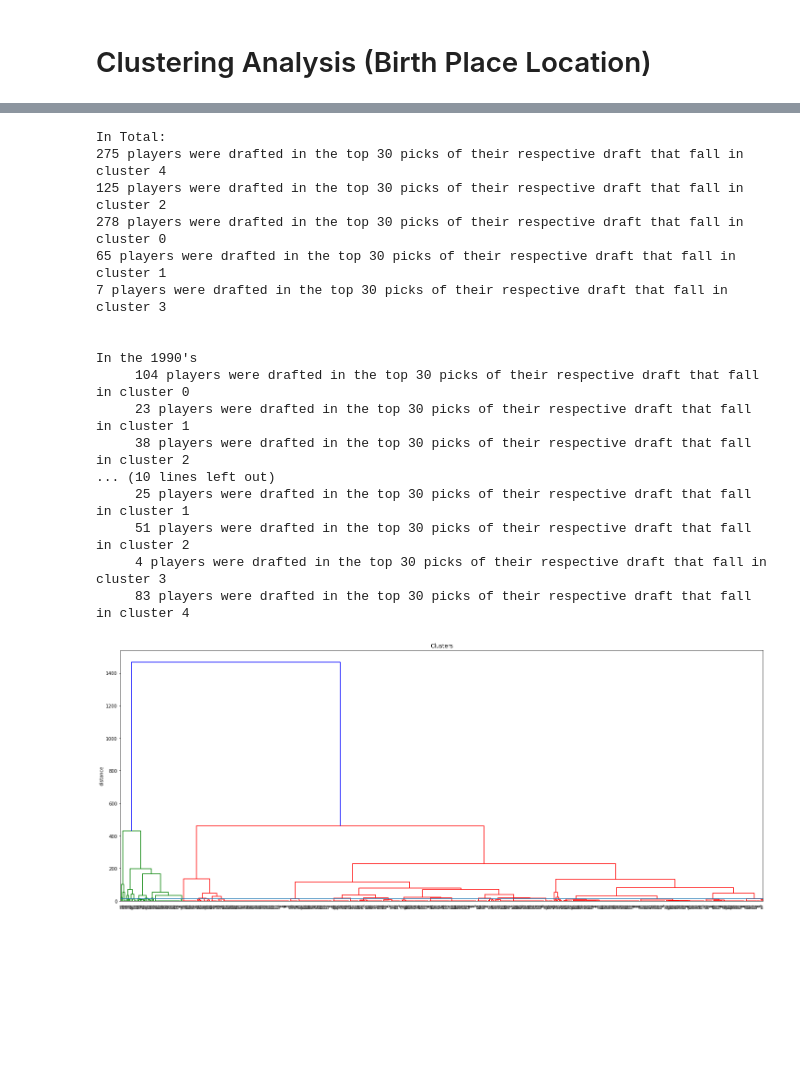
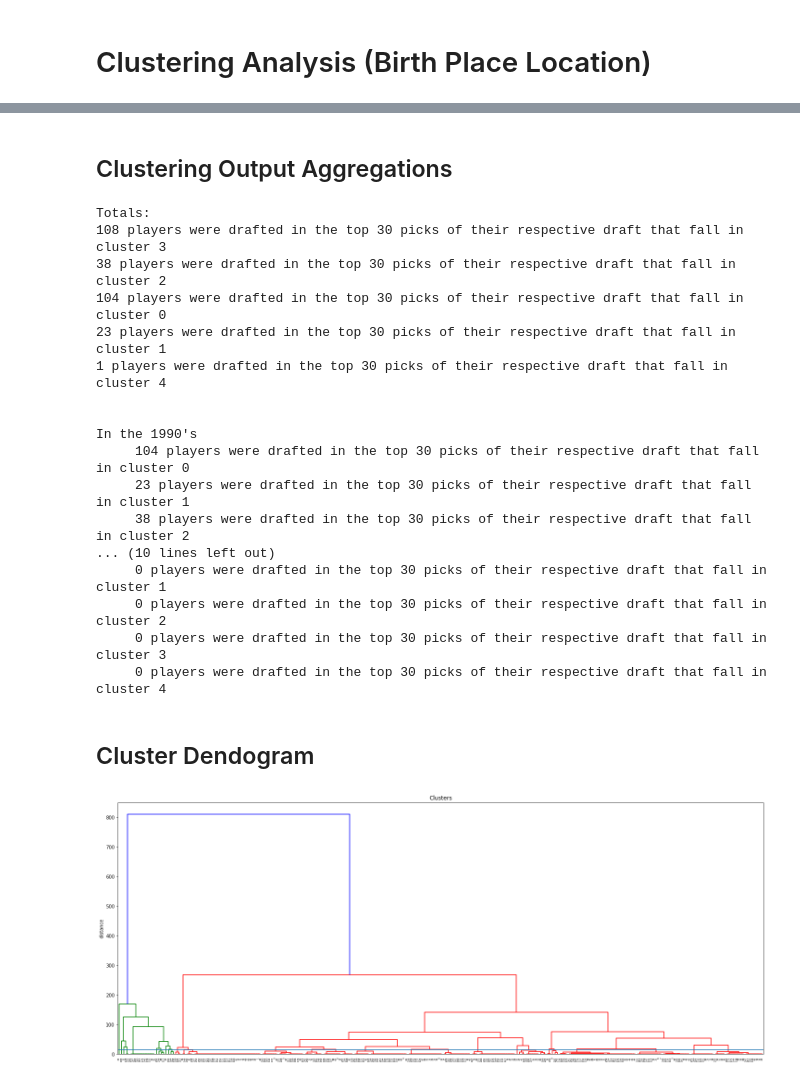
Before and after one commit to vivvvli/nba-draft-analysis, a Jupyter notebook: clustering-location.ipynb, the cells around one changed output, grey strips where cells are left out. Saved outputs shown, nothing was run; the diff lists cells and outputs as text; code cells hidden in the pictures; blank space fills up the shorter version.

```diff
--- a/clustering-location.ipynb
+++ b/clustering-location.ipynb
@@ -61,0 +28,7 @@ positions = ['Center', 'Point']
+# %%
+num_clusters = 5
+max_draft_selection = 30
+positions = ['Center', 'Point']
+start_year = 1990
+end_year = 2000
+color_theme = np.array(['red','blue','green', 'yellow', 'orange', 'brown', 'purple', 'teal', 'dark blue', 'dark green'])
@@ -62,4 +37,8 @@ positions = ['Center', 'Point']
 # %%
+df = []
+for i in range(start_year, end_year):
+    df.append(map['draft_data_{}'.format(i)])
+
 percentages_df = pd.concat(df)
 percentages_df = percentages_df[percentages_df['Pk']  <= max_draft_selection]
 loc_df = percentages_df.iloc[:, -2:]
@@ -92,13 +55,12 @@ loc_df.columns = ['Longitude','Latitude']
 # %%
-#Elbow method
 distortations = {}
 for k in range(1,15):
   kmeans = KMeans(n_clusters=k)
-  kmeans.fit(loc_df)
+  kmeans.fit(data)
   distortations[k] = kmeans.inertia_
 
 plt.plot(list(distortations.keys()),list(distortations.values()))
-plt.title('Elbow method on point guard dataset')
+plt.title('Elbow method on Dataset')
 plt.xlabel('Number of clusters')
 plt.ylabel('Within-cluster SSE')
 plt.show()
@@ -141,3 +105,5 @@ orange: Cluster 4
+# %% [markdown]
+##  Clustering Output Aggregations
 # %%
 cluster_counts = {}
 for i in range(len(clustering.labels_)):
@@ -145,7 +111,7 @@ for i in range(len(clustering.labels_)):
         cluster_counts[clustering.labels_[i]] = 1
     else:
         cluster_counts[clustering.labels_[i]] += 1
-print('In Total:')
+print('Totals:')
 for i in cluster_counts:
     print('{} players were drafted in the top {} picks of their respective draft that fall in cluster {}'.format(cluster_counts[i], max_draft_selection, i))
 print('\n')
@@ -169,12 +135,12 @@ for i in decade_counts:
     for j in decade_counts[i]:
         print('     {} players were drafted in the top {} picks of their respective draft that fall in cluster {}'.format(decade_counts[i][j],max_draft_selection,  j))
 # %% [output]
-In Total:
-275 players were drafted in the top 30 picks of their respective draft that fall in cluster 4
-125 players were drafted in the top 30 picks of their respective draft that fall in cluster 2
-278 players were drafted in the top 30 picks of their respective draft that fall in cluster 0
-65 players were drafted in the top 30 picks of their respective draft that fall in cluster 1
-7 players were drafted in the top 30 picks of their respective draft that fall in cluster 3
+Totals:
+108 players were drafted in the top 30 picks of their respective draft that fall in cluster 3
+38 players were drafted in the top 30 picks of their respective draft that fall in cluster 2
+104 players were drafted in the top 30 picks of their respective draft that fall in cluster 0
+23 players were drafted in the top 30 picks of their respective draft that fall in cluster 1
+1 players were drafted in the top 30 picks of their respective draft that fall in cluster 4
 
 
 In the 1990's
@@ -182,21 +148,21 @@ In the 1990's
      23 players were drafted in the top 30 picks of their respective draft that fall in cluster 1
      38 players were drafted in the top 30 picks of their respective draft that fall in cluster 2
 ... (10 lines left out)
-     25 players were drafted in the top 30 picks of their respective draft that fall in cluster 1
-     51 players were drafted in the top 30 picks of their respective draft that fall in cluster 2
-     4 players were drafted in the top 30 picks of their respective draft that fall in cluster 3
-     83 players were drafted in the top 30 picks of their respective draft that fall in cluster 4
+     0 players were drafted in the top 30 picks of their respective draft that fall in cluster 1
+     0 players were drafted in the top 30 picks of their respective draft that fall in cluster 2
+     0 players were drafted in the top 30 picks of their respective draft that fall in cluster 3
+     0 players were drafted in the top 30 picks of their respective draft that fall in cluster 4
+# %% [markdown]
+##  Cluster Dendogram
 # %%
-from scipy.cluster.hierarchy import dendrogram, linkage
-
-Z = linkage(loc_df,'ward')
+Z = linkage(data,'ward')
 
 plt.figure(figsize=(25,10))
 plt.title('Clusters')
 plt.ylabel('distance')
 dendrogram(Z)
 
 plt.axhline(y=15)
 plt.show()
 # %% [output]
-[figure, old version]
+[figure, new version]
```
Also changed, not shown: parts of 16 cells of this notebook, 2 other files.
